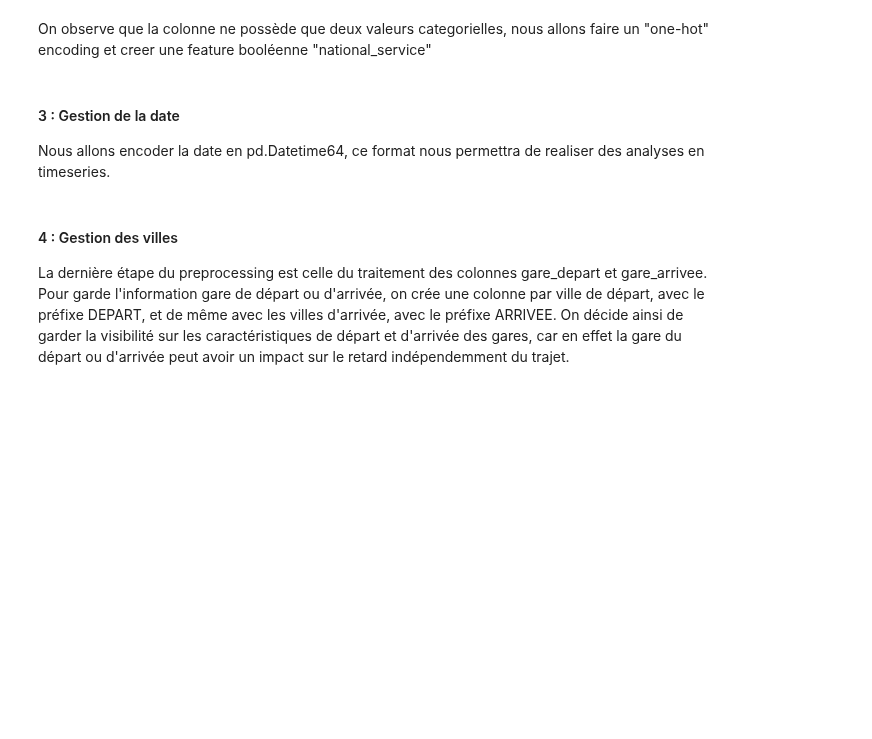
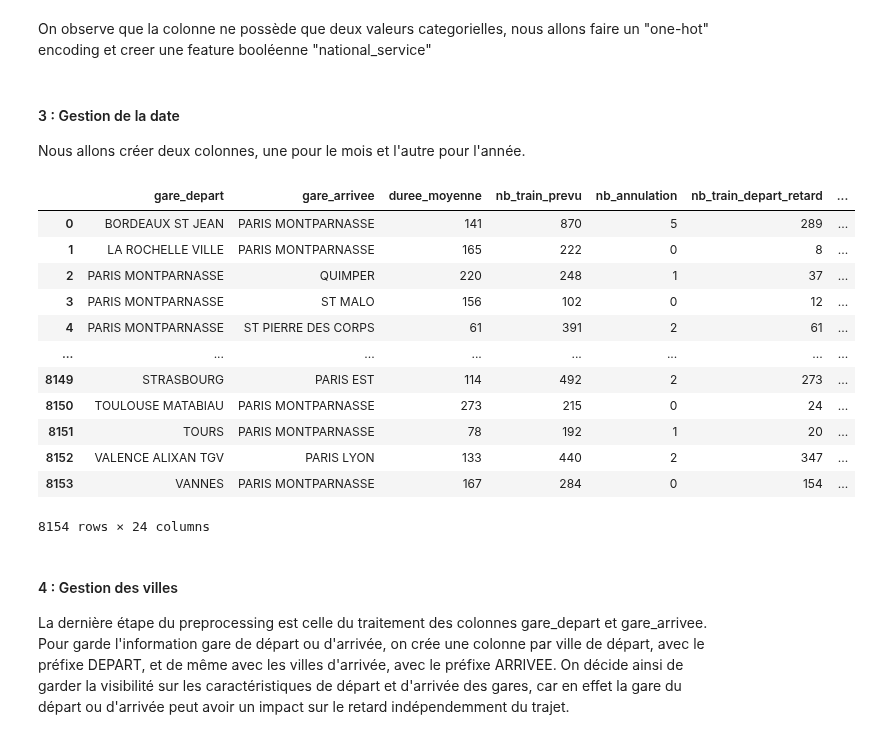
Before and after one commit to MatteoGentili/Apprentissage_Automatique_Project, a Jupyter notebook: Python_files/explo_traitement_data.ipynb, the cells around one changed output. Cells and saved outputs as stored; diff of their text form; code cells hidden in the pictures; blank space fills up the shorter version.

```diff
--- a/Python_files/explo_traitement_data.ipynb
+++ b/Python_files/explo_traitement_data.ipynb
@@ -68,11 +86,27 @@ On observe que la colonne ne possède que deux valeurs categorielles, nous allon
 # %%
 df_clean["national_service"] = np.where(df_clean["service"]=="National", 1,0)
 df_clean.drop("service", axis=1, inplace=True)
-# %% [markdown]
-#### 3 : Gestion de la date
-Nous allons encoder la date en pd.Datetime64, ce format nous permettra de realiser des analyses en timeseries.
-# %%
-df_clean["date"] = pd.to_datetime(df_clean["date"])
+# %% [markdown]
+#### 3 : Gestion de la date
+Nous allons créer deux colonnes, une pour le mois et l'autre pour l'année.
+# %%
+df_clean[['annee', 'mois']] = df_clean['date'].str.split('-', expand=True)
+df_clean.drop("date", axis=1, inplace=True)
+df_clean
+# %% [output]
+|  | gare_depart | gare_arrivee | duree_moyenne | nb_train_prevu | nb_annulation | nb_train_depart_retard | ... |
+| 0 | BORDEAUX ST JEAN | PARIS MONTPARNASSE | 141 | 870 | 5 | 289 | ... |
+| 1 | LA ROCHELLE VILLE | PARIS MONTPARNASSE | 165 | 222 | 0 | 8 | ... |
+| 2 | PARIS MONTPARNASSE | QUIMPER | 220 | 248 | 1 | 37 | ... |
+| 3 | PARIS MONTPARNASSE | ST MALO | 156 | 102 | 0 | 12 | ... |
+| 4 | PARIS MONTPARNASSE | ST PIERRE DES CORPS | 61 | 391 | 2 | 61 | ... |
+| ... | ... | ... | ... | ... | ... | ... | ... |
+| 8149 | STRASBOURG | PARIS EST | 114 | 492 | 2 | 273 | ... |
+| 8150 | TOULOUSE MATABIAU | PARIS MONTPARNASSE | 273 | 215 | 0 | 24 | ... |
+| 8151 | TOURS | PARIS MONTPARNASSE | 78 | 192 | 1 | 20 | ... |
+| 8152 | VALENCE ALIXAN TGV | PARIS LYON | 133 | 440 | 2 | 347 | ... |
+| 8153 | VANNES | PARIS MONTPARNASSE | 167 | 284 | 0 | 154 | ... |
+8154 rows × 24 columns
 # %% [markdown]
 #### 4 : Gestion des villes
 La dernière étape du preprocessing est celle du traitement des colonnes gare_depart et gare_arrivee. Pour garde l'information gare de départ ou d'arrivée, on crée une colonne par ville de départ, avec le préfixe DEPART, et de même avec les villes d'arrivée, avec le préfixe ARRIVEE. On décide ainsi de garder la visibilité sur les caractéristiques de départ et d'arrivée des gares, car en effet la gare du départ ou d'arrivée peut avoir un impact sur le retard indépendemment du trajet.
```
Also changed, not shown: parts of 14 cells of this notebook.
